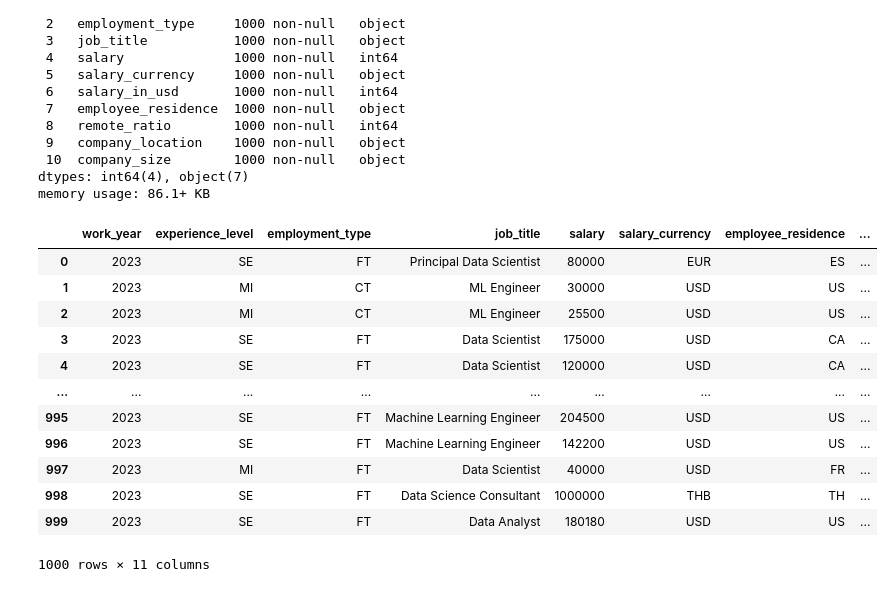
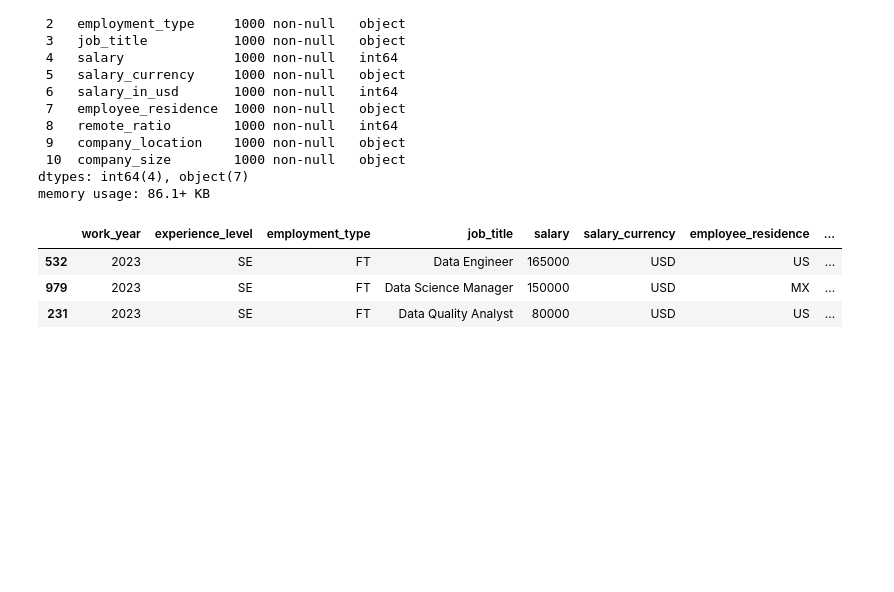
Before and after one commit to egoitzaulestia/curso_IA, a Jupyter notebook: cursoIA_tarea_1_EgoitzAulestia.ipynb, the cells around one changed output. Cells and saved outputs as stored; diff of their text form; code cells hidden in the pictures; blank space fills up the shorter version.

```diff
--- a/cursoIA_tarea_1_EgoitzAulestia.ipynb
+++ b/cursoIA_tarea_1_EgoitzAulestia.ipynb
@@ -89,20 +90,11 @@ df = df.drop('salary_in_usd', axis=1)
 # Codificamos la variable "job_title"
 df["job_code"] = df.job_title.astype("category").cat.codes
 # %%
-df
+df.sample(3)
 # %% [output]
 |  | work_year | experience_level | employment_type | job_title | salary | salary_currency | employee_residence | ... |
-| 0 | 2023 | SE | FT | Principal Data Scientist | 80000 | EUR | ES | ... |
-| 1 | 2023 | MI | CT | ML Engineer | 30000 | USD | US | ... |
-| 2 | 2023 | MI | CT | ML Engineer | 25500 | USD | US | ... |
-| 3 | 2023 | SE | FT | Data Scientist | 175000 | USD | CA | ... |
-| 4 | 2023 | SE | FT | Data Scientist | 120000 | USD | CA | ... |
-| ... | ... | ... | ... | ... | ... | ... | ... | ... |
-| 995 | 2023 | SE | FT | Machine Learning Engineer | 204500 | USD | US | ... |
-| 996 | 2023 | SE | FT | Machine Learning Engineer | 142200 | USD | US | ... |
-| 997 | 2023 | MI | FT | Data Scientist | 40000 | USD | FR | ... |
-| 998 | 2023 | SE | FT | Data Science Consultant | 1000000 | THB | TH | ... |
-| 999 | 2023 | SE | FT | Data Analyst | 180180 | USD | US | ... |
+| 532 | 2023 | SE | FT | Data Engineer | 165000 | USD | US | ... |
+| 979 | 2023 | SE | FT | Data Science Manager | 150000 | USD | MX | ... |
+| 231 | 2023 | SE | FT | Data Quality Analyst | 80000 | USD | US | ... |
-1000 rows × 11 columns
 # %%
 # La varibale predictorá X será la columna "job_code" codificada
```
Also changed, not shown: parts of 22 cells of this notebook, 6 other files.
